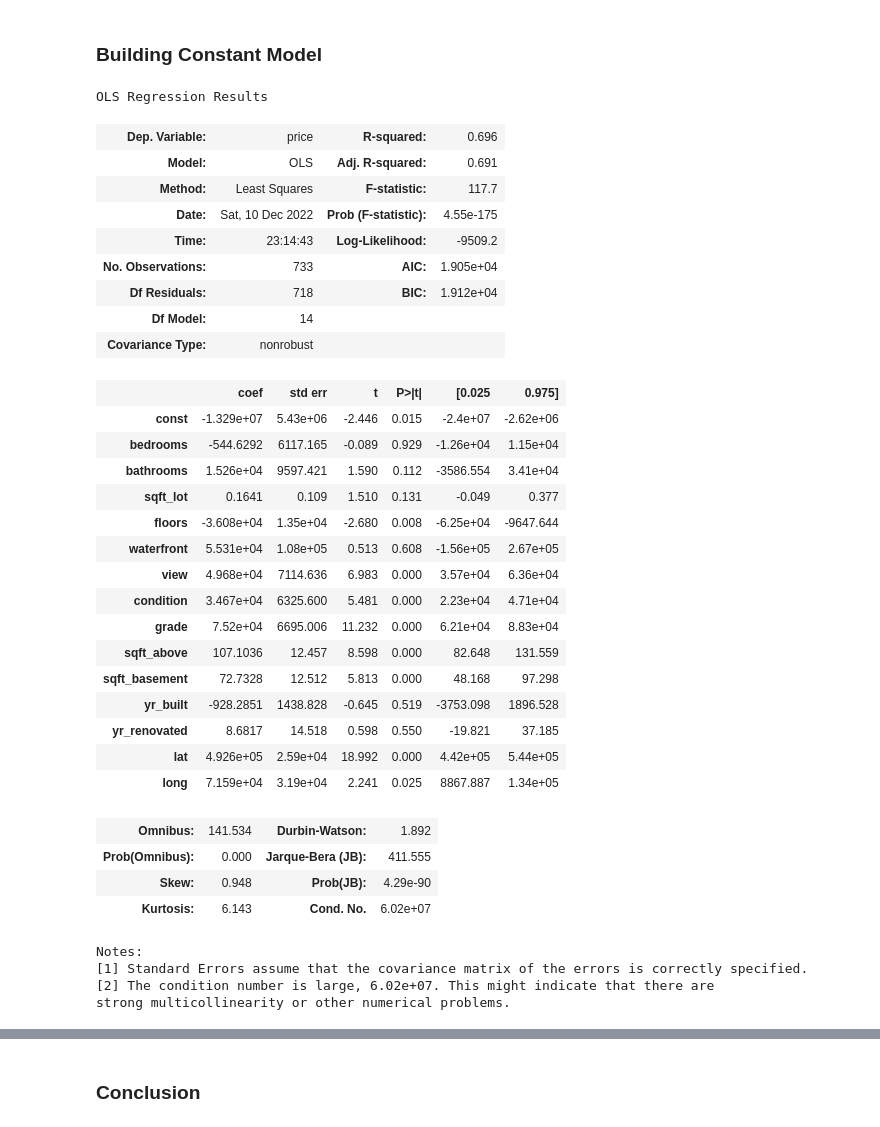
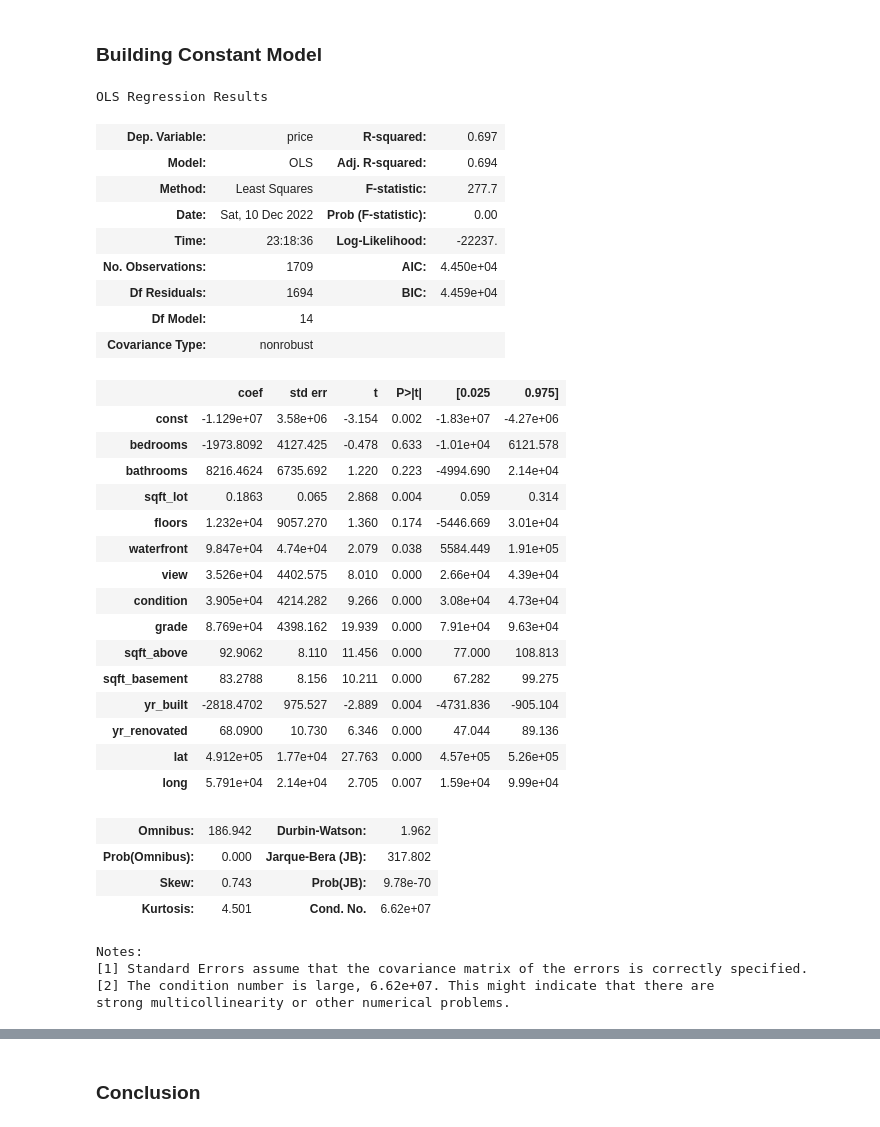
Before and after one commit to olaidekashimawo/King-County-House-Sales, a Jupyter notebook: H_Sale.ipynb, the cells around one changed output, grey strips where cells are left out. Drawn from its saved outputs; the diff is of its cells as text; code cells hidden in the pictures.

```diff
--- a/H_Sale.ipynb
+++ b/H_Sale.ipynb
@@ -1063,44 +1063,44 @@ coeficient
 ### Building Constant Model
 # %%
 #Creating a constant model
-pred=sm.add_constant(X_test)
+X_train=sm.add_constant(X_train)
 #X_Cons = pd.DataFrame(X_train)
-result=sm.OLS(y_test, pred).fit()
+result=sm.OLS(y_train, X_train).fit()
 result.summary()
 # %% [output]
 OLS Regression Results
-| Dep. Variable: | price | R-squared: | 0.696 |
-| Model: | OLS | Adj. R-squared: | 0.691 |
-| Method: | Least Squares | F-statistic: | 117.7 |
-| Date: | Sat, 10 Dec 2022 | Prob (F-statistic): | 4.55e-175 |
-| Time: | 23:14:43 | Log-Likelihood: | -9509.2 |
-| No. Observations: | 733 | AIC: | 1.905e+04 |
-| Df Residuals: | 718 | BIC: | 1.912e+04 |
+| Dep. Variable: | price | R-squared: | 0.697 |
+| Model: | OLS | Adj. R-squared: | 0.694 |
+| Method: | Least Squares | F-statistic: | 277.7 |
+| Date: | Sat, 10 Dec 2022 | Prob (F-statistic): | 0.00 |
+| Time: | 23:18:36 | Log-Likelihood: | -22237. |
+| No. Observations: | 1709 | AIC: | 4.450e+04 |
+| Df Residuals: | 1694 | BIC: | 4.459e+04 |
 | Df Model: | 14 |  |  |
 | Covariance Type: | nonrobust |  |  |
 |  | coef | std err | t | P>|t| | [0.025 | 0.975] |
-| const | -1.329e+07 | 5.43e+06 | -2.446 | 0.015 | -2.4e+07 | -2.62e+06 |
-| bedrooms | -544.6292 | 6117.165 | -0.089 | 0.929 | -1.26e+04 | 1.15e+04 |
-| bathrooms | 1.526e+04 | 9597.421 | 1.590 | 0.112 | -3586.554 | 3.41e+04 |
-| sqft_lot | 0.1641 | 0.109 | 1.510 | 0.131 | -0.049 | 0.377 |
-| floors | -3.608e+04 | 1.35e+04 | -2.680 | 0.008 | -6.25e+04 | -9647.644 |
-| waterfront | 5.531e+04 | 1.08e+05 | 0.513 | 0.608 | -1.56e+05 | 2.67e+05 |
-| view | 4.968e+04 | 7114.636 | 6.983 | 0.000 | 3.57e+04 | 6.36e+04 |
-| condition | 3.467e+04 | 6325.600 | 5.481 | 0.000 | 2.23e+04 | 4.71e+04 |
-| grade | 7.52e+04 | 6695.006 | 11.232 | 0.000 | 6.21e+04 | 8.83e+04 |
-| sqft_above | 107.1036 | 12.457 | 8.598 | 0.000 | 82.648 | 131.559 |
-| sqft_basement | 72.7328 | 12.512 | 5.813 | 0.000 | 48.168 | 97.298 |
-| yr_built | -928.2851 | 1438.828 | -0.645 | 0.519 | -3753.098 | 1896.528 |
-| yr_renovated | 8.6817 | 14.518 | 0.598 | 0.550 | -19.821 | 37.185 |
-| lat | 4.926e+05 | 2.59e+04 | 18.992 | 0.000 | 4.42e+05 | 5.44e+05 |
-| long | 7.159e+04 | 3.19e+04 | 2.241 | 0.025 | 8867.887 | 1.34e+05 |
+| const | -1.129e+07 | 3.58e+06 | -3.154 | 0.002 | -1.83e+07 | -4.27e+06 |
+| bedrooms | -1973.8092 | 4127.425 | -0.478 | 0.633 | -1.01e+04 | 6121.578 |
+| bathrooms | 8216.4624 | 6735.692 | 1.220 | 0.223 | -4994.690 | 2.14e+04 |
+| sqft_lot | 0.1863 | 0.065 | 2.868 | 0.004 | 0.059 | 0.314 |
+| floors | 1.232e+04 | 9057.270 | 1.360 | 0.174 | -5446.669 | 3.01e+04 |
+| waterfront | 9.847e+04 | 4.74e+04 | 2.079 | 0.038 | 5584.449 | 1.91e+05 |
+| view | 3.526e+04 | 4402.575 | 8.010 | 0.000 | 2.66e+04 | 4.39e+04 |
+| condition | 3.905e+04 | 4214.282 | 9.266 | 0.000 | 3.08e+04 | 4.73e+04 |
+| grade | 8.769e+04 | 4398.162 | 19.939 | 0.000 | 7.91e+04 | 9.63e+04 |
+| sqft_above | 92.9062 | 8.110 | 11.456 | 0.000 | 77.000 | 108.813 |
+| sqft_basement | 83.2788 | 8.156 | 10.211 | 0.000 | 67.282 | 99.275 |
+| yr_built | -2818.4702 | 975.527 | -2.889 | 0.004 | -4731.836 | -905.104 |
+| yr_renovated | 68.0900 | 10.730 | 6.346 | 0.000 | 47.044 | 89.136 |
+| lat | 4.912e+05 | 1.77e+04 | 27.763 | 0.000 | 4.57e+05 | 5.26e+05 |
+| long | 5.791e+04 | 2.14e+04 | 2.705 | 0.007 | 1.59e+04 | 9.99e+04 |
-| Omnibus: | 141.534 | Durbin-Watson: | 1.892 |
-| Prob(Omnibus): | 0.000 | Jarque-Bera (JB): | 411.555 |
-| Skew: | 0.948 | Prob(JB): | 4.29e-90 |
-| Kurtosis: | 6.143 | Cond. No. | 6.02e+07 |
+| Omnibus: | 186.942 | Durbin-Watson: | 1.962 |
+| Prob(Omnibus): | 0.000 | Jarque-Bera (JB): | 317.802 |
+| Skew: | 0.743 | Prob(JB): | 9.78e-70 |
+| Kurtosis: | 4.501 | Cond. No. | 6.62e+07 |
 Notes:
 [1] Standard Errors assume that the covariance matrix of the errors is correctly specified.
-[2] The condition number is large, 6.02e+07. This might indicate that there are
+[2] The condition number is large, 6.62e+07. This might indicate that there are
 strong multicollinearity or other numerical problems.
 # %%
 sm.graphics.qqplot(result.resid, line='45',fit=True);
```
Also changed, not shown: parts of 3 cells of this notebook, 2 other files.
